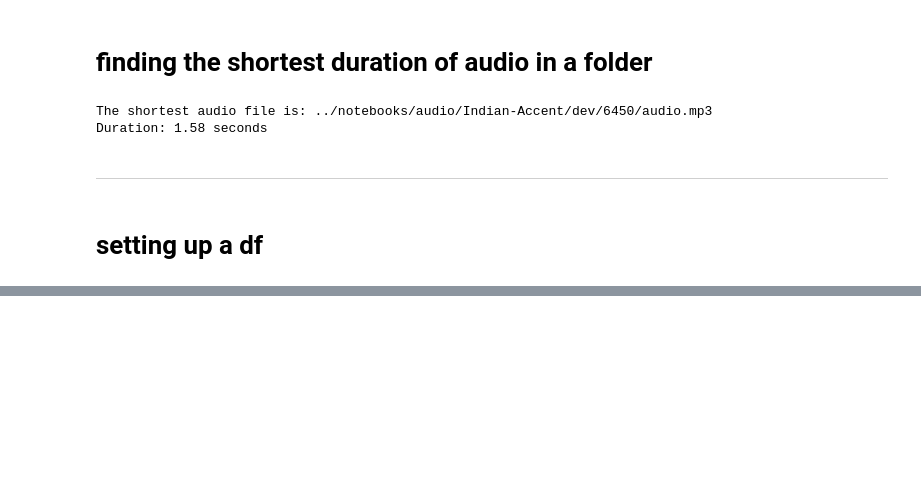
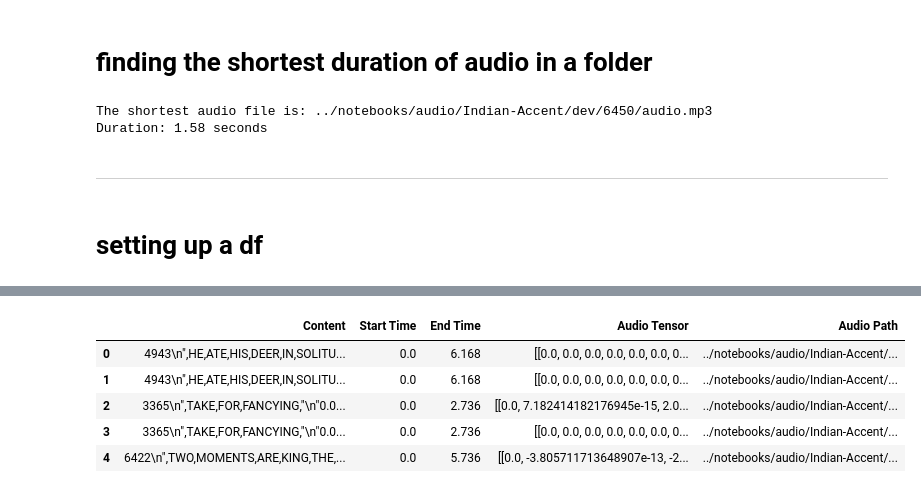
Before and after one commit to NACME-AIML-2024/final-project-dialect-dynamics, a Jupyter notebook: notebooks/indian-accent.ipynb, the cells around one changed output, grey strips where cells are left out. Drawn from its saved outputs; the diff is of its cells as text; code cells hidden in the pictures; blank space fills up the shorter version.

```diff
--- a/notebooks/indian-accent.ipynb
+++ b/notebooks/indian-accent.ipynb
@@ -268,0 +289,9 @@ print(df.head())
+# %%
+df.head()
+# %% [output]
+|  | Content | Start Time | End Time | Audio Tensor | Audio Path |
+| 0 | 4943\n",HE,ATE,HIS,DEER,IN,SOLITU... | 0.0 | 6.168 | [[0.0, 0.0, 0.0, 0.0, 0.0, 0.0, 0... | ../notebooks/audio/Indian-Accent/... |
+| 1 | 4943\n",HE,ATE,HIS,DEER,IN,SOLITU... | 0.0 | 6.168 | [[0.0, 0.0, 0.0, 0.0, 0.0, 0.0, 0... | ../notebooks/audio/Indian-Accent/... |
+| 2 | 3365\n",TAKE,FOR,FANCYING,"\n"0.0... | 0.0 | 2.736 | [[0.0, 7.182414182176945e-15, 2.0... | ../notebooks/audio/Indian-Accent/... |
+| 3 | 3365\n",TAKE,FOR,FANCYING,"\n"0.0... | 0.0 | 2.736 | [[0.0, 0.0, 0.0, 0.0, 0.0, 0.0, 0... | ../notebooks/audio/Indian-Accent/... |
+| 4 | 6422\n",TWO,MOMENTS,ARE,KING,THE,... | 0.0 | 5.736 | [[0.0, -3.805711713648907e-13, -2... | ../notebooks/audio/Indian-Accent/... |
```
Also changed, not shown: parts of 17 cells of this notebook, 1 other file.
